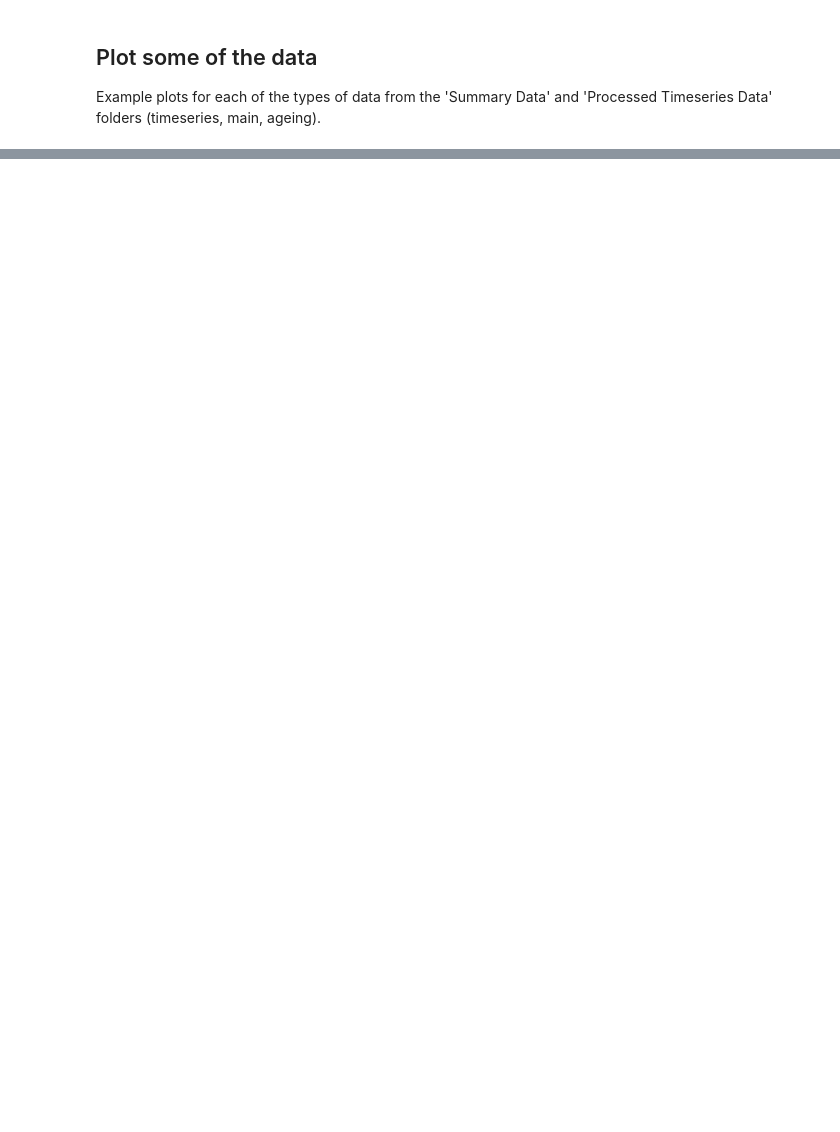
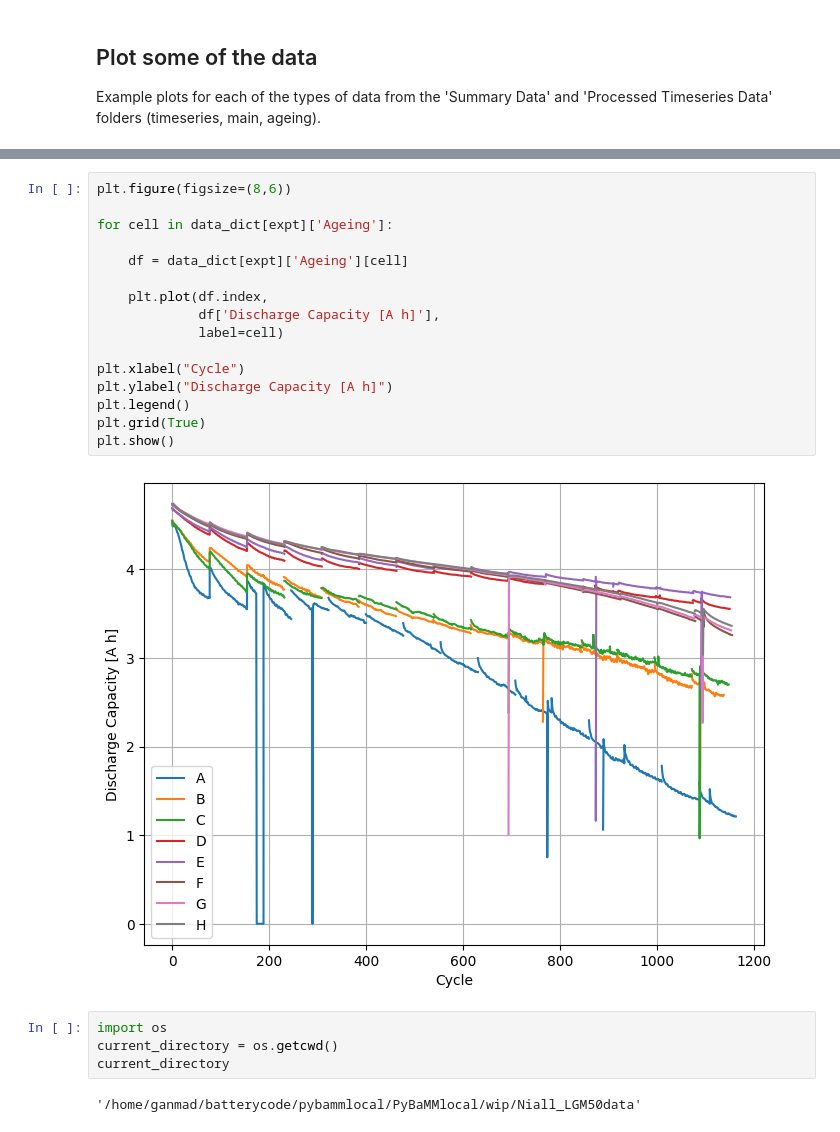
Before and after one commit to ganmadche/PyBaMMlocal, a Jupyter notebook: wip/Niall_LGM50data/My_Battery_Degradation_Data_example_notebook2.ipynb, the cells around one changed output, grey strips where cells are left out. Cells and saved outputs as stored; diff of their text form; blank space fills up the shorter version.

```diff
--- a/wip/Niall_LGM50data/My_Battery_Degradation_Data_example_notebook2.ipynb
+++ b/wip/Niall_LGM50data/My_Battery_Degradation_Data_example_notebook2.ipynb
@@ -207,0 +257,24 @@ fig_DMA.tight_layout()
+# %%
+plt.figure(figsize=(8,6))
+
+for cell in data_dict[expt]['Ageing']:
+
+    df = data_dict[expt]['Ageing'][cell]
+
+    plt.plot(df.index,
+             df['Discharge Capacity [A h]'],
+             label=cell)
+
+plt.xlabel("Cycle")
+plt.ylabel("Discharge Capacity [A h]")
+plt.legend()
+plt.grid(True)
+plt.show()
+# %% [output]
+[figure, added]
+# %%
+import os
+current_directory = os.getcwd()
+current_directory
+# %% [output]
+'/home/ganmad/batterycode/pybammlocal/PyBaMMlocal/wip/Niall_LGM50data'
```
Also changed, not shown: parts of 13 cells of this notebook.
